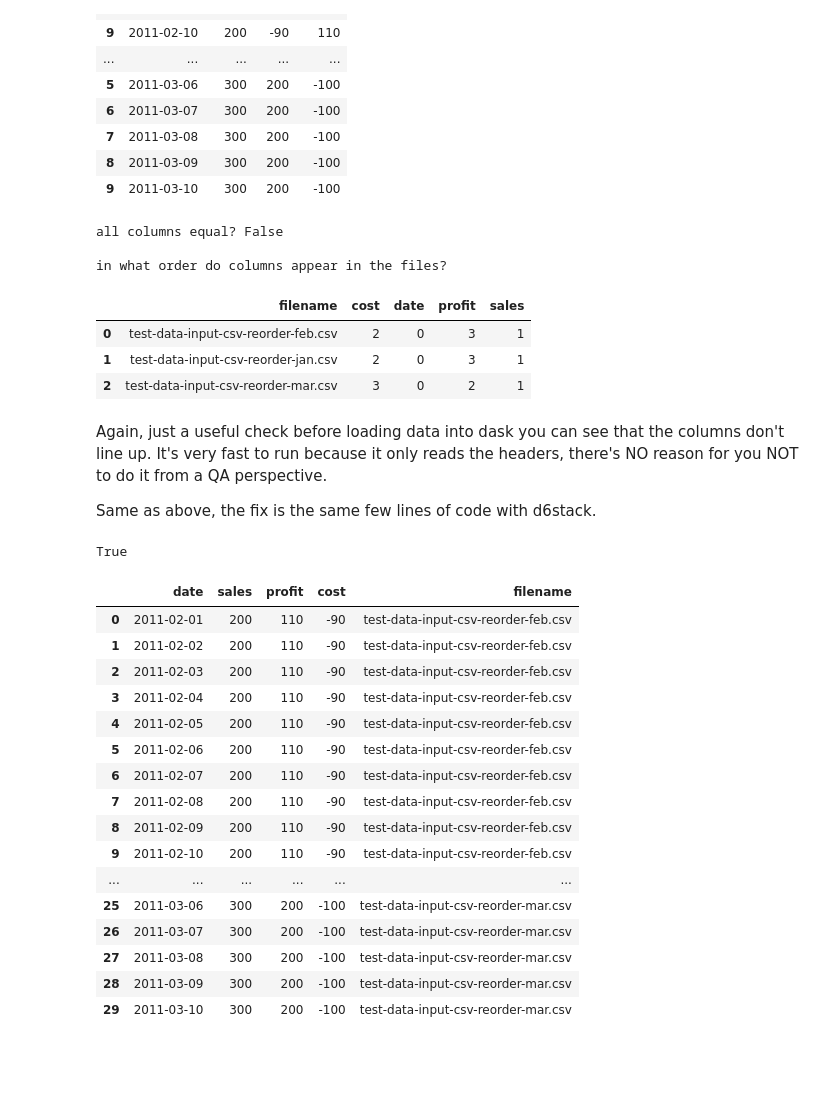
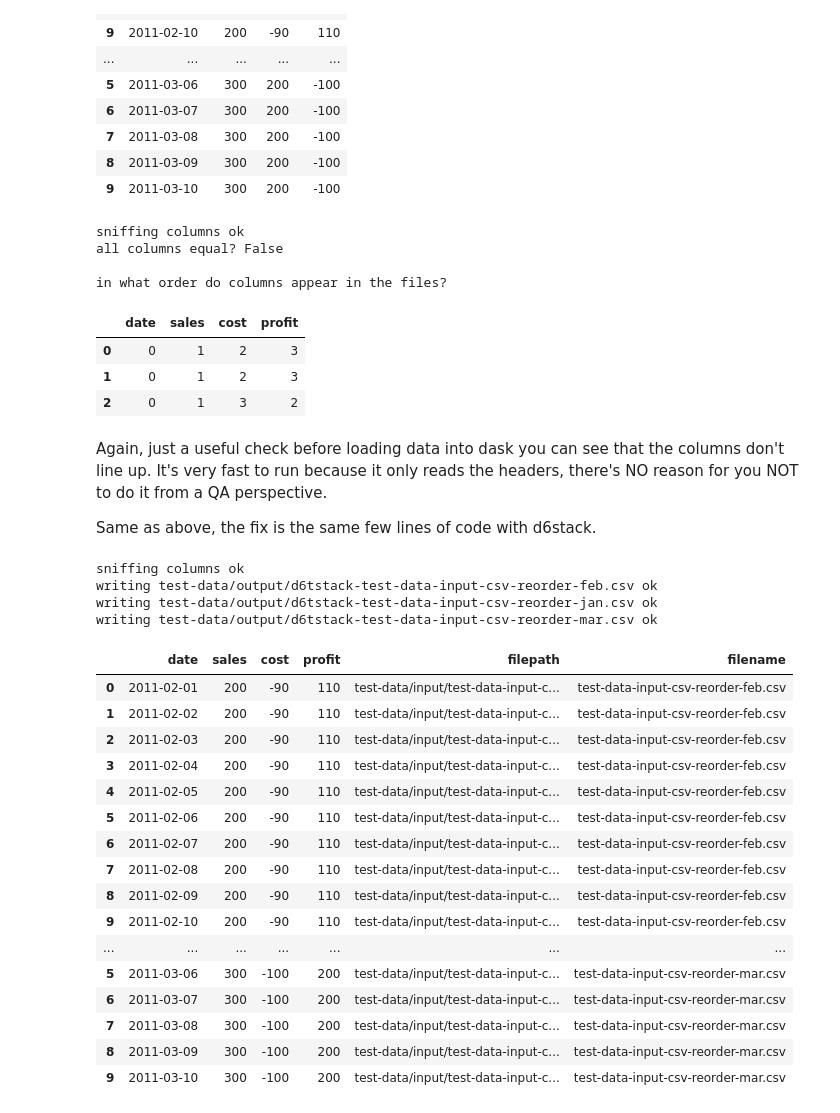
Before and after one commit to d6t/d6tstack, a Jupyter notebook: examples-dask.ipynb, the cells around one changed output. Cells and saved outputs as stored; diff of their text form; code cells hidden in the pictures; blank space fills up the shorter version.

```diff
--- a/examples-dask.ipynb
+++ b/examples-dask.ipynb
@@ -131,52 +137,55 @@ ddf.compute()
 | 9 | 2011-03-10 | 300 | 200 | -100 |
 # %%
 cfg_fnames = list(glob.glob('test-data/input/test-data-input-csv-reorder-*.csv'))
-c = d6tstack.combine_csv.CombinerCSV(cfg_fnames, all_strings=True)
+c = d6tstack.combine_csv.CombinerCSV(cfg_fnames)
 
 # check columns
-col_preview = c.preview_columns()
-print('all columns equal?' , col_preview['is_all_equal'])
+col_sniff = c.sniff_columns()
+print('all columns equal?' , c.is_all_equal())
 print('')
 print('in what order do columns appear in the files?')
 print('')
-col_preview['df_columns_order'].reset_index(drop=True)
+col_sniff['df_columns_order'].reset_index(drop=True)
 # %% [output]
+sniffing columns ok
 all columns equal? False
 
 in what order do columns appear in the files?
-|  | filename | cost | date | profit | sales |
-| 0 | test-data-input-csv-reorder-feb.csv | 2 | 0 | 3 | 1 |
-| 1 | test-data-input-csv-reorder-jan.csv | 2 | 0 | 3 | 1 |
-| 2 | test-data-input-csv-reorder-mar.csv | 3 | 0 | 2 | 1 |
+|  | date | sales | cost | profit |
+| 0 | 0 | 1 | 2 | 3 |
+| 1 | 0 | 1 | 2 | 3 |
+| 2 | 0 | 1 | 3 | 2 |
 # %% [markdown]
 Again, just a useful check before loading data into dask you can see that the columns don't line up. It's very fast to run because it only reads the headers, there's NO reason for you NOT to do it from a QA perspective.
 
 Same as above, the fix is the same few lines of code with d6stack.
 # %%
 # out-of-core combining
-c2 = d6tstack.combine_csv.CombinerCSVAdvanced(c, cfg_col_sel=c.col_preview['columns_all'])
-c2.combine_save('test-data/output/test-combined.csv')
+fnames = d6tstack.combine_csv.CombinerCSV(cfg_fnames).to_csv_align(output_dir='test-data/output/')
 # %% [output]
-True
+sniffing columns ok
+writing test-data/output/d6tstack-test-data-input-csv-reorder-feb.csv ok
+writing test-data/output/d6tstack-test-data-input-csv-reorder-jan.csv ok
+writing test-data/output/d6tstack-test-data-input-csv-reorder-mar.csv ok
 # %%
 # consistent format
-ddf = dd.read_csv('test-data/output/test-combined.csv')
+ddf = dd.read_csv('test-data/output/d6tstack-test-data-input-csv-reorder-*.csv')
 ddf.compute()
 # %% [output]
-|  | date | sales | profit | cost | filename |
-| 0 | 2011-02-01 | 200 | 110 | -90 | test-data-input-csv-reorder-feb.csv |
-| 1 | 2011-02-02 | 200 | 110 | -90 | test-data-input-csv-reorder-feb.csv |
-| 2 | 2011-02-03 | 200 | 110 | -90 | test-data-input-csv-reorder-feb.csv |
-| 3 | 2011-02-04 | 200 | 110 | -90 | test-data-input-csv-reorder-feb.csv |
-| 4 | 2011-02-05 | 200 | 110 | -90 | test-data-input-csv-reorder-feb.csv |
-| 5 | 2011-02-06 | 200 | 110 | -90 | test-data-input-csv-reorder-feb.csv |
-| 6 | 2011-02-07 | 200 | 110 | -90 | test-data-input-csv-reorder-feb.csv |
-| 7 | 2011-02-08 | 200 | 110 | -90 | test-data-input-csv-reorder-feb.csv |
-| 8 | 2011-02-09 | 200 | 110 | -90 | test-data-input-csv-reorder-feb.csv |
-| 9 | 2011-02-10 | 200 | 110 | -90 | test-data-input-csv-reorder-feb.csv |
-| ... | ... | ... | ... | ... | ... |
-| 25 | 2011-03-06 | 300 | 200 | -100 | test-data-input-csv-reorder-mar.csv |
-| 26 | 2011-03-07 | 300 | 200 | -100 | test-data-input-csv-reorder-mar.csv |
-| 27 | 2011-03-08 | 300 | 200 | -100 | test-data-input-csv-reorder-mar.csv |
-| 28 | 2011-03-09 | 300 | 200 | -100 | test-data-input-csv-reorder-mar.csv |
-| 29 | 2011-03-10 | 300 | 200 | -100 | test-data-input-csv-reorder-mar.csv |
+|  | date | sales | cost | profit | filepath | filename |
+| 0 | 2011-02-01 | 200 | -90 | 110 | test-data/input/test-data-input-c... | test-data-input-csv-reorder-feb.csv |
+| 1 | 2011-02-02 | 200 | -90 | 110 | test-data/input/test-data-input-c... | test-data-input-csv-reorder-feb.csv |
+| 2 | 2011-02-03 | 200 | -90 | 110 | test-data/input/test-data-input-c... | test-data-input-csv-reorder-feb.csv |
+| 3 | 2011-02-04 | 200 | -90 | 110 | test-data/input/test-data-input-c... | test-data-input-csv-reorder-feb.csv |
+| 4 | 2011-02-05 | 200 | -90 | 110 | test-data/input/test-data-input-c... | test-data-input-csv-reorder-feb.csv |
+| 5 | 2011-02-06 | 200 | -90 | 110 | test-data/input/test-data-input-c... | test-data-input-csv-reorder-feb.csv |
+| 6 | 2011-02-07 | 200 | -90 | 110 | test-data/input/test-data-input-c... | test-data-input-csv-reorder-feb.csv |
+| 7 | 2011-02-08 | 200 | -90 | 110 | test-data/input/test-data-input-c... | test-data-input-csv-reorder-feb.csv |
+| 8 | 2011-02-09 | 200 | -90 | 110 | test-data/input/test-data-input-c... | test-data-input-csv-reorder-feb.csv |
+| 9 | 2011-02-10 | 200 | -90 | 110 | test-data/input/test-data-input-c... | test-data-input-csv-reorder-feb.csv |
+| ... | ... | ... | ... | ... | ... | ... |
+| 5 | 2011-03-06 | 300 | -100 | 200 | test-data/input/test-data-input-c... | test-data-input-csv-reorder-mar.csv |
+| 6 | 2011-03-07 | 300 | -100 | 200 | test-data/input/test-data-input-c... | test-data-input-csv-reorder-mar.csv |
+| 7 | 2011-03-08 | 300 | -100 | 200 | test-data/input/test-data-input-c... | test-data-input-csv-reorder-mar.csv |
+| 8 | 2011-03-09 | 300 | -100 | 200 | test-data/input/test-data-input-c... | test-data-input-csv-reorder-mar.csv |
+| 9 | 2011-03-10 | 300 | -100 | 200 | test-data/input/test-data-input-c... | test-data-input-csv-reorder-mar.csv |
```
Also changed, not shown: parts of 5 cells of this notebook, 7 other files.
